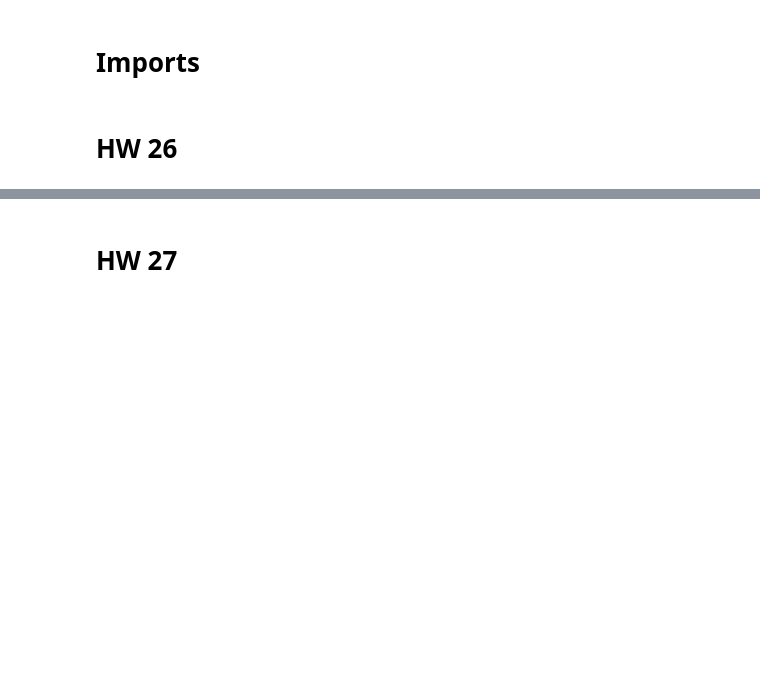
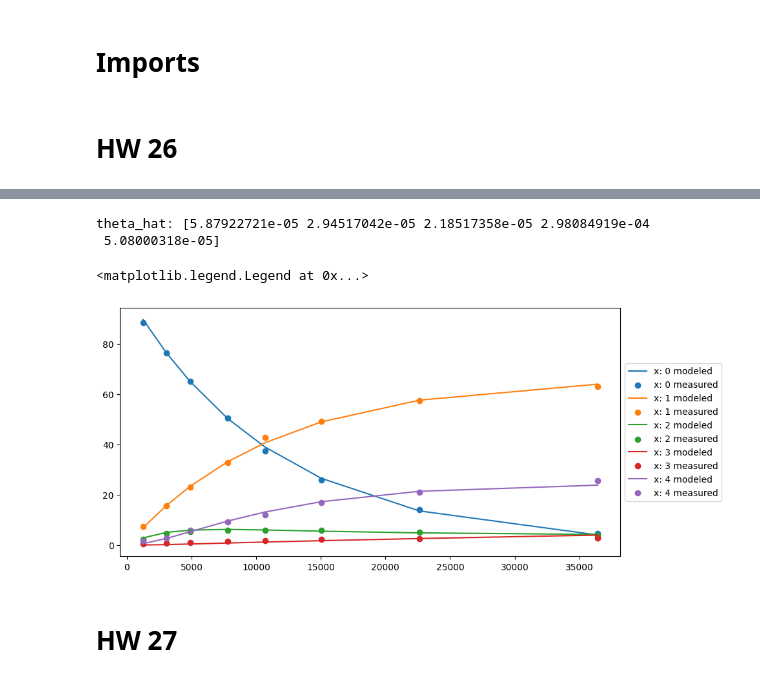
Before and after one commit to jwb-byu/cs-580-misc, a Jupyter notebook: hw/hw26-27/hw26-27.ipynb, the cells around one changed output, grey strips where cells are left out. Saved outputs shown, nothing was run; the diff lists cells and outputs as text; code cells hidden in the pictures; blank space fills up the shorter version.

```diff
--- a/hw/hw26-27/hw26-27.ipynb
+++ b/hw/hw26-27/hw26-27.ipynb
@@ -24,7 +34,50 @@
 # %% [markdown]
 <img src="fig_26_b.png" alt="formula" width="900">
+# %%
+def concentrations(t: np.ndarray, x_0: np.ndarray, thet: np.ndarray) -> np.ndarray:
+    out = np.zeros((5, t.shape[0]))
+    for i, ti in enumerate(t.flatten()):
+        model_map = x_dot(thet, ti)
+        exp_m = scipy.linalg.expm(model_map)
+        con_t = np.matmul(exp_m, x_0).flatten() # concentration at t
+        out[:, i] = con_t
+    return out
 # %% [markdown]
 <img src="fig_26_c.png" alt="formula" width="900">
+# %%
+iad_x = pd.read_csv("iad-x.txt", sep=r'\s+', header=None).values.T # data (8, 5) -> (5, 8)
+iad_t = pd.read_csv("iad-t.txt", sep=r'\s+', header=None).values # time points (8, 1)
+iad_x0 = pd.read_csv("iad-x0.txt", sep=r'\s+', header=None).values # initial conditions (5, 1)
+
+def cost(thet, t, x0, y):
+    y_hat = concentrations(t, x0, thet)
+    c = 0
+    for i in range(t.flatten().shape[0]):
+        y_i = y[:, i]
+        y_hat_i = y_hat[:, i]
+        diff = y_i-y_hat_i
+        c += np.linalg.norm(diff, ord=2)
+    return c
+
+thet_hat = minimize(cost, np.array([0.0001, 0.0001, 0.0001, 0.0001, 0.0001]), args=(iad_t, iad_x0, iad_x), method="Nelder-Mead") # method reccomended in zulip
+x_hat_t = concentrations(iad_t, iad_x0, thet_hat.x)
+
+print(f"theta_hat: {thet_hat.x}")
+
+fig, ax = plt.subplots(figsize=(10, 5))
+
+for i in range(5):
+    c_hat = x_hat_t[i]
+    c_meas = iad_x[i]
+    plt.plot(iad_t, c_hat, label=f"x: {i} modeled")
+    plt.scatter(iad_t, c_meas, label=f"x: {i} measured")
+
+plt.legend(loc='center left', bbox_to_anchor=(1, 0.5)) # this line from ChatGPT
+# %% [output]
+theta_hat: [5.87922721e-05 2.94517042e-05 2.18517358e-05 2.98084919e-04
+ 5.08000318e-05]
+<matplotlib.legend.Legend at 0x...>
+[figure, added]
 # %% [markdown]
 # HW 27
 # %% [markdown]
```
Also changed, not shown: parts of 13 cells of this notebook, 2 other files.
